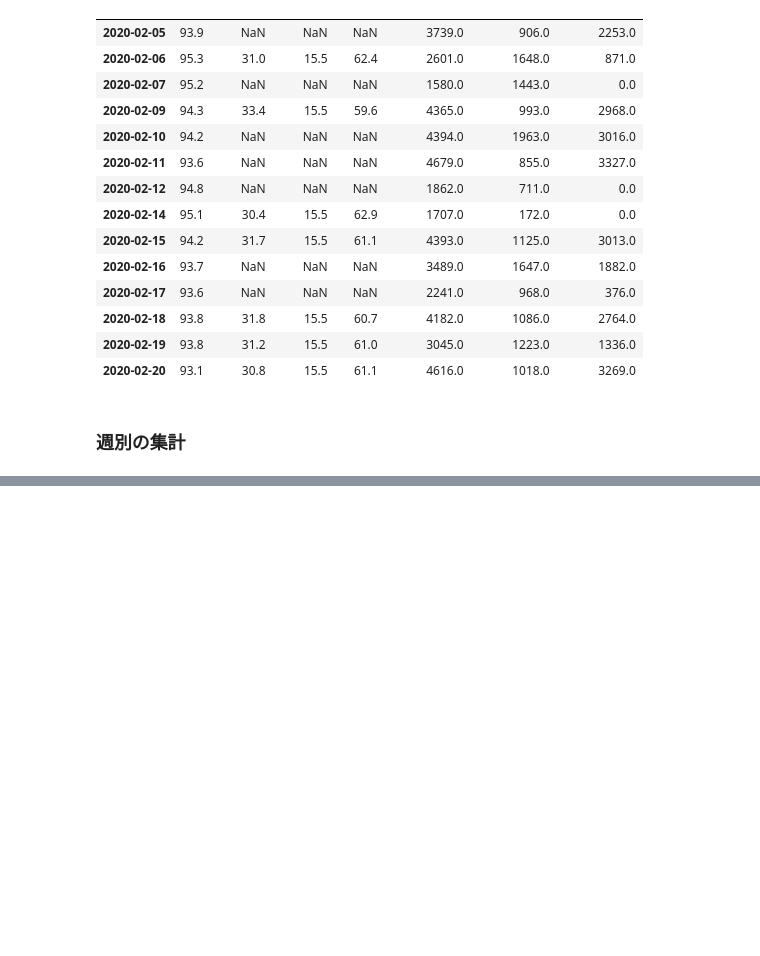
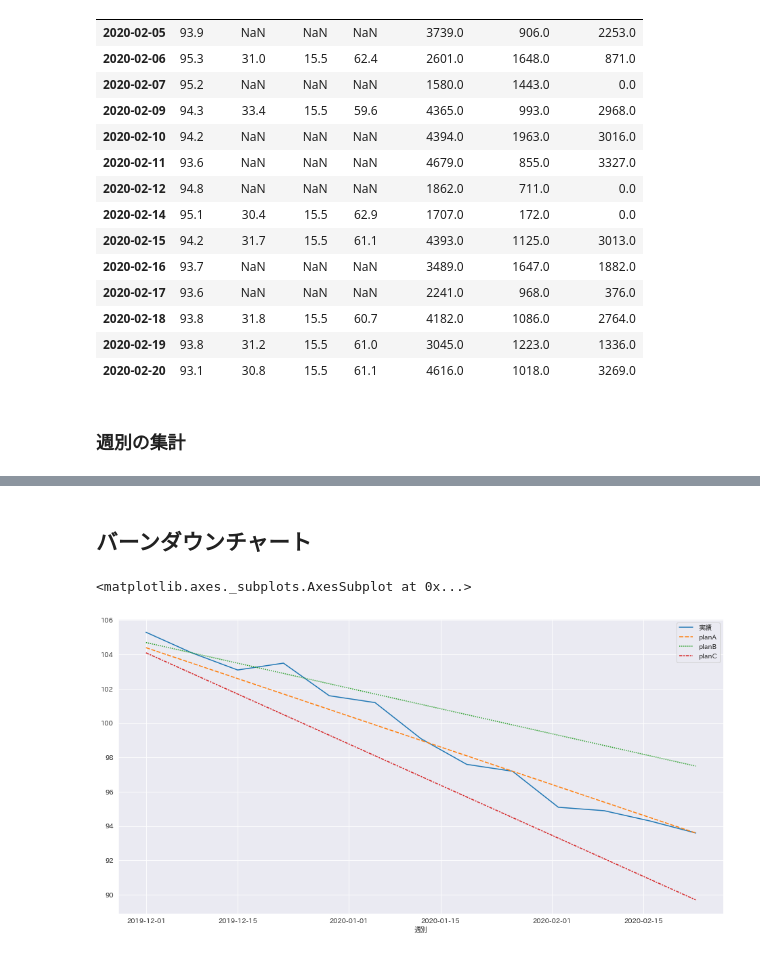
Before and after one commit to tsu-nera/yaseru, a Jupyter notebook: notebooks/weights_analysis.ipynb, the cells around one changed output, grey strips where cells are left out. Drawn from its saved outputs; the diff is of its cells as text; code cells hidden in the pictures; blank space fills up the shorter version.

Commit message:
feat: バーンダウンチャート追加

```diff
--- a/notebooks/weights_analysis.ipynb
+++ b/notebooks/weights_analysis.ipynb
@@ -162,3 +162,38 @@ df_by_week.tail(8)
 | 2020-02-09 | 94.9 | 32.3 | 15.7 | 61.1 | 22120.00 | 7339.5 | -14780.50 | 11114.6 | -0.2 | 11.1 |
 | 2020-02-16 | 94.3 | 31.0 | 15.5 | 62.0 | 23944.90 | 7551.6 | -16393.30 | 13111.0 | -0.6 | 11.7 |
 | 2020-02-23 | 93.6 | 31.2 | 15.5 | 60.9 | 24647.00 | 7516.6 | -17130.40 | 13553.4 | -0.7 | 12.4 |
+# %% [markdown]
+## バーンダウンチャート
+# %%
+planA = -0.9
+planB = -0.6
+planC = -1.2
+start_weight = 105.3
+# %%
+bd_df = df_by_week[["体重", "増減"]].copy()
+# %%
+planA_weight = start_weight
+planB_weight = start_weight
+planC_weight = start_weight
+
+
+for i, item in bd_df.iterrows():
+    planA_weight = planA_weight + planA
+    bd_df.loc[i, "planA"] = planA_weight
+
+    planB_weight = planB_weight + planB
+    bd_df.loc[i, "planB"] = planB_weight
+
+    planC_weight = planC_weight + planC
+    bd_df.loc[i, "planC"] = planC_weight
+
+bd_df.rename(columns = {"体重": "実績"}, inplace=True)
+# %%
+from pandas.plotting import register_matplotlib_converters
+register_matplotlib_converters()
+
+plt.figure(figsize=(16,8))
+sns.lineplot(data=bd_df.drop("増減", axis=1))
+# %% [output]
+<matplotlib.axes._subplots.AxesSubplot at 0x...>
+[figure, added]
```
Also changed, not shown: parts of 2 cells of this notebook.
